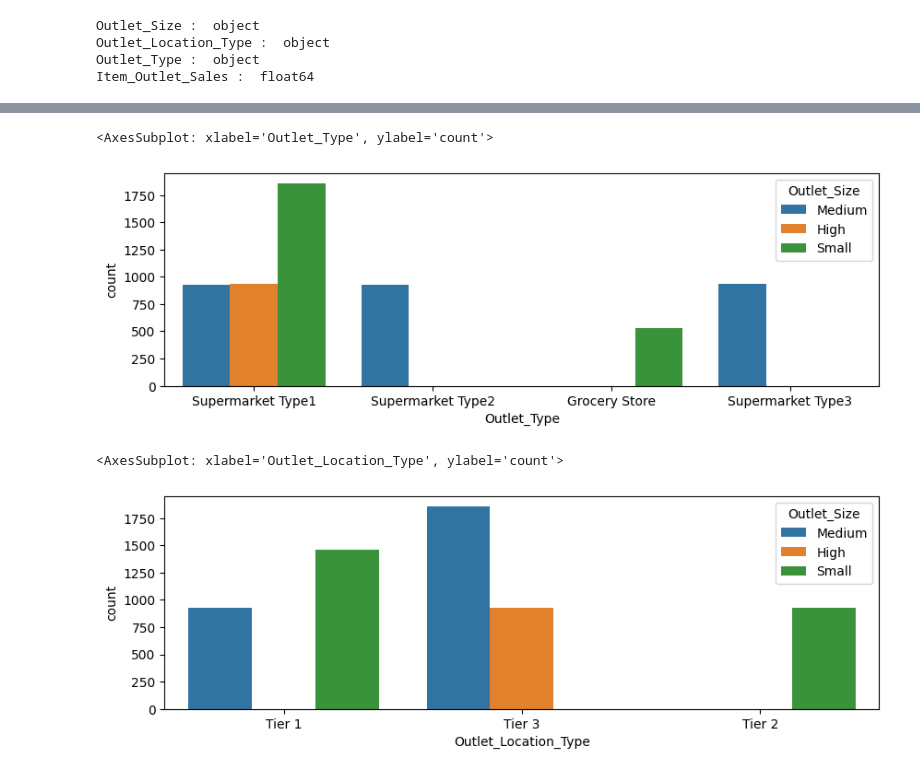
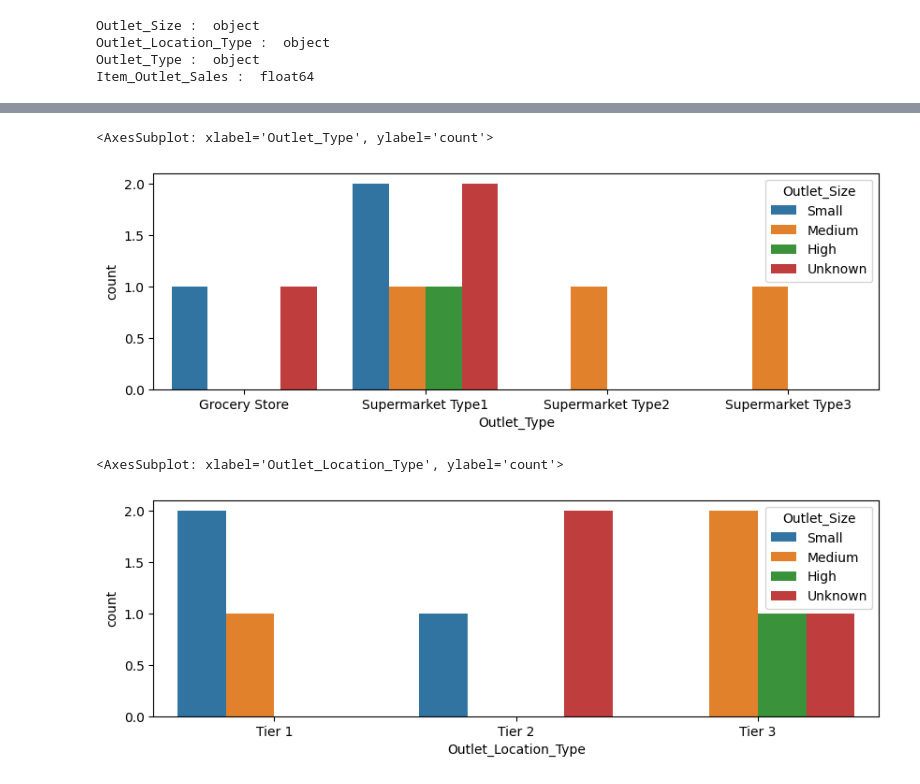
Before and after one commit to silvhua-Lighthouse/2022-10-05-data_preparation_exercise, a Jupyter notebook: data_prep_exercise.ipynb, the cells around one changed output, grey strips where cells are left out. Drawn from its saved outputs; the diff is of its cells as text; code cells hidden in the pictures.

```diff
--- a/data_prep_exercise.ipynb
+++ b/data_prep_exercise.ipynb
@@ -468,0 +470,5 @@ import matplotlib.pyplot as plt
+# %%
+# For data with Outlet_Size missing, fill with 'Unknown' for now.
+filter2=data['Outlet_Size'].isnull()
+data_filled['Outlet_Size'] = data_filled['Outlet_Size'].fillna('Unknown')
+data_filled[filter2].head()
@@ -468,0 +482,5 @@ import matplotlib.pyplot as plt
+# %%
+storeRevenue = data_filled.groupby('Outlet_Identifier').agg(outletTotalSales=('Item_Outlet_Sales','sum')).sort_index()
+storeRevenue
+
+# Create new df listing each Outlet_Identifier with its total revenue and sutletSize
@@ -468,0 +511,10 @@ import matplotlib.pyplot as plt
+# %%
+# Make a dataframe of outlet identifier, outlet type, and outlet size
+outletType = data_filled.groupby('Outlet_Identifier').first().sort_values('Outlet_Identifier')[['Outlet_Type','Outlet_Size','Outlet_Location_Type']]
+# %%
+outletDetails = storeRevenue.merge(
+    outletType,
+    how='left',
+    left_index=True,
+    right_index=True)
+outletDetails
@@ -469,13 +534,17 @@ import matplotlib.pyplot as plt
 # %%
 # Make bar graphs
 fig, ax = plt.subplots(figsize=(10,3))
-sns.countplot(data=data_filled,x='Outlet_Type',hue='Outlet_Size')
+sns.countplot(data=outletDetails,x='Outlet_Type',hue='Outlet_Size',
+order=sorted(set(outletDetails['Outlet_Type'])),
+hue_order=['Small','Medium','High','Unknown'])
 # %% [output]
 <AxesSubplot: xlabel='Outlet_Type', ylabel='count'>
-[figure, old version]
+[figure, new version]
 # %%
 fig, ax = plt.subplots(figsize=(10,3))
-sns.countplot(data=data_filled,x='Outlet_Location_Type',hue='Outlet_Size')
+sns.countplot(data=outletDetails,x='Outlet_Location_Type',hue='Outlet_Size',
+order=sorted(set(outletDetails['Outlet_Location_Type'])),
+hue_order=['Small','Medium','High','Unknown'])
 # %% [output]
 <AxesSubplot: xlabel='Outlet_Location_Type', ylabel='count'>
-[figure, old version]
+[figure, new version]
```
Also changed, not shown: parts of 52 cells of this notebook.
